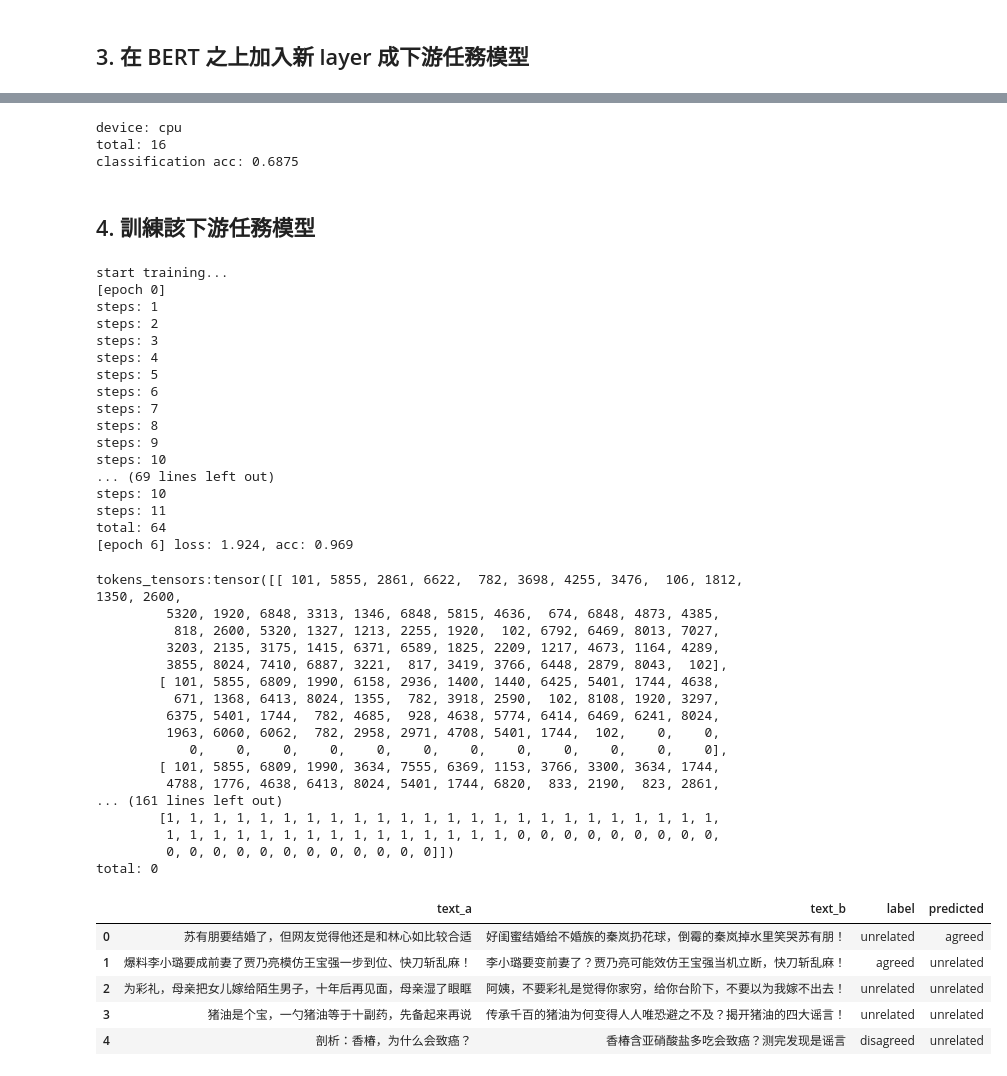
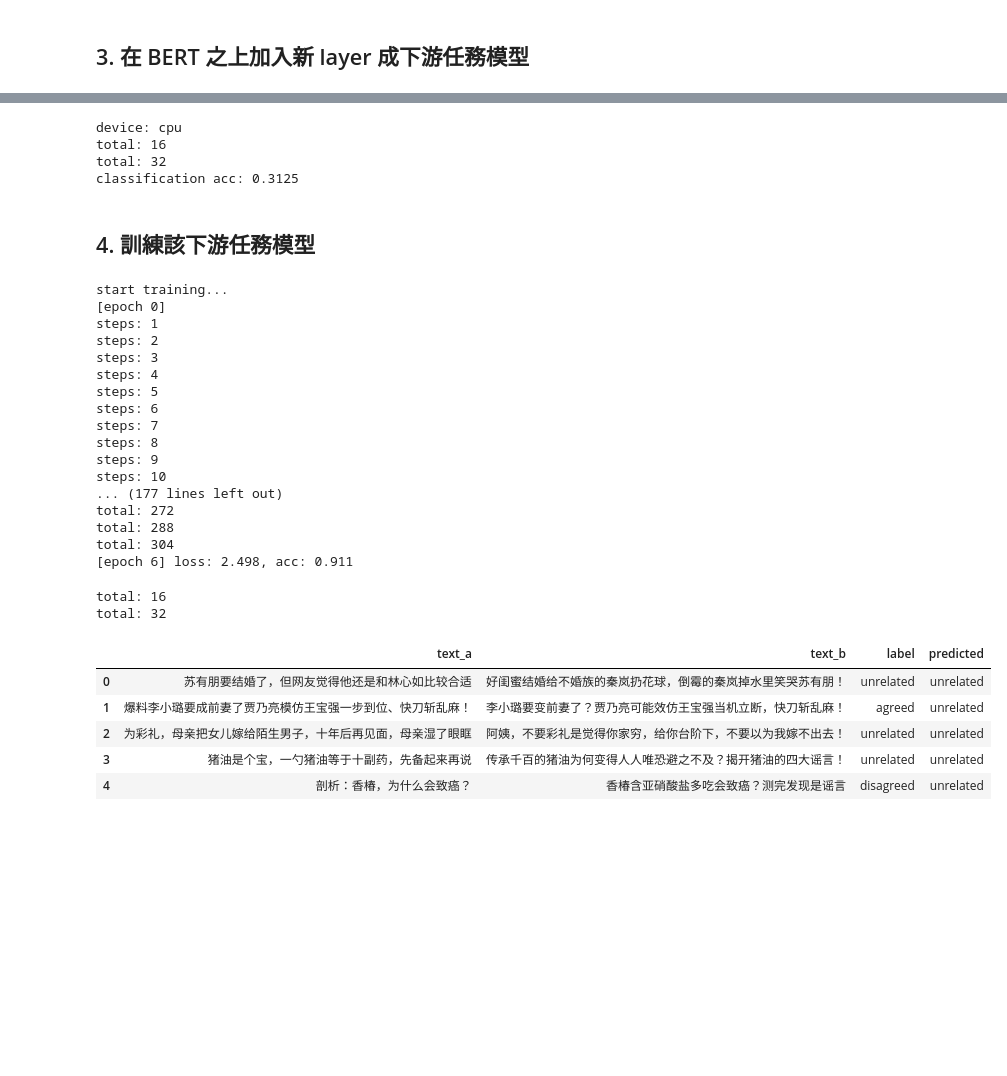
Before and after one commit to Chunshan-Theta/pytorch_bert_mac_m1, a Jupyter notebook: pytorch/bert test.ipynb, the cells around one changed output, grey strips where cells are left out. Drawn from its saved outputs; the diff is of its cells as text; code cells hidden in the pictures; blank space fills up the shorter version.

```diff
--- a/pytorch/bert test.ipynb
+++ b/pytorch/bert test.ipynb
@@ -575,9 +599,11 @@ def get_predictions(model, dataloader, compute_acc=False, sample_num=-1):
             _, pred = torch.max(logits.data, 1)
 
             # 用來計算訓練集的分類準確率
+
+
+            total += len(pred)
             if compute_acc:
                 labels = data[3]
-                total += labels.size(0)
                 correct += (pred == labels).sum().item()
 
             # 將當前 batch 記錄下來
@@ -587,7 +613,7 @@ def get_predictions(model, dataloader, compute_acc=False, sample_num=-1):
                 predictions = torch.cat((predictions, pred))
 
             print(f"total: {total}")
-            if total > sample_num and sample_num != -1
+            if total > sample_num and sample_num != -1:
                 break
 
     if compute_acc:
@@ -600,12 +626,13 @@ device_name = "cuda:0" if torch.cuda.is_available() else "cpu"
 device = torch.device(device_name)
 print("device:", device)
 model = model.to(device)
-_, acc = get_predictions(model, trainloader, compute_acc=True)
+_, acc = get_predictions(model, trainloader, compute_acc=True,sample_num=30)
 print("classification acc:", acc)
 # %% [output]
 device: cpu
 total: 16
-classification acc: 0.6875
+total: 32
+classification acc: 0.3125
 # %% [markdown]
 ## 4. 訓練該下游任務模型
 # %%
@@ -652,7 +679,7 @@ for epoch in range(EPOCHS):
             break
 
     # 計算分類準確率
-    _, acc = get_predictions(model, trainloader, compute_acc=True,sample_num=)
+    _, acc = get_predictions(model, trainloader, compute_acc=True,sample_num=300)
 
     print('[epoch %d] loss: %.3f, acc: %.3f' % (epoch + 1, running_loss, acc))
 # %% [output]
@@ -668,48 +695,33 @@ steps: 7
 steps: 8
 steps: 9
 steps: 10
-... (69 lines left out)
-steps: 10
-steps: 11
-total: 64
-[epoch 6] loss: 1.924, acc: 0.969
+... (177 lines left out)
+total: 272
+total: 288
+total: 304
+[epoch 6] loss: 2.498, acc: 0.911
 # %%
 BATCH_SIZE =16
 testset = FakeNewsDataset("test", tokenizer=tokenizer)
 testloader = DataLoader(testset, batch_size=BATCH_SIZE,
                         collate_fn=create_mini_batch)
 
 # 用來將預測的 label id 轉回 label 文字
 index_map = {v: k for k, v in testset.label_map.items()}
 
 # 用分類模型預測測試集
-predictions = get_predictions(model, testloader)
+predictions = get_predictions(model, testloader,sample_num=30)
 
 #
 df = pd.DataFrame({"predicted": predictions.tolist()})
 df['predicted'] = df.predicted.apply(lambda x: index_map[x])
 df1 = pd.concat([trainset.df, df.loc[:, 'predicted']], axis=1)[:BATCH_SIZE]
 df1.head()
 # %% [output]
-tokens_tensors:tensor([[ 101, 5855, 2861, 6622,  782, 3698, 4255, 3476,  106, 1812, 1350, 2600,
-         5320, 1920, 6848, 3313, 1346, 6848, 5815, 4636,  674, 6848, 4873, 4385,
-          818, 2600, 5320, 1327, 1213, 2255, 1920,  102, 6792, 6469, 8013, 7027,
-         3203, 2135, 3175, 1415, 6371, 6589, 1825, 2209, 1217, 4673, 1164, 4289,
-         3855, 8024, 7410, 6887, 3221,  817, 3419, 3766, 6448, 2879, 8043,  102],
-        [ 101, 5855, 6809, 1990, 6158, 2936, 1400, 1440, 6425, 5401, 1744, 4638,
-          671, 1368, 6413, 8024, 1355,  782, 3918, 2590,  102, 8108, 1920, 3297,
-         6375, 5401, 1744,  782, 4685,  928, 4638, 5774, 6414, 6469, 6241, 8024,
-         1963, 6060, 6062,  782, 2958, 2971, 4708, 5401, 1744,  102,    0,    0,
-            0,    0,    0,    0,    0,    0,    0,    0,    0,    0,    0,    0],
-        [ 101, 5855, 6809, 1990, 3634, 7555, 6369, 1153, 3766, 3300, 3634, 1744,
-         4788, 1776, 4638, 6413, 8024, 5401, 1744, 6820,  833, 2190,  823, 2861,
-... (161 lines left out)
-        [1, 1, 1, 1, 1, 1, 1, 1, 1, 1, 1, 1, 1, 1, 1, 1, 1, 1, 1, 1, 1, 1, 1, 1,
-         1, 1, 1, 1, 1, 1, 1, 1, 1, 1, 1, 1, 1, 1, 1, 0, 0, 0, 0, 0, 0, 0, 0, 0,
-         0, 0, 0, 0, 0, 0, 0, 0, 0, 0, 0, 0]])
-total: 0
+total: 16
+total: 32
 |  | text_a | text_b | label | predicted |
-| 0 | 苏有朋要结婚了，但网友觉得他还是和林心如比较合适 | 好闺蜜结婚给不婚族的秦岚扔花球，倒霉的秦岚掉水里笑哭苏有朋！ | unrelated | agreed |
+| 0 | 苏有朋要结婚了，但网友觉得他还是和林心如比较合适 | 好闺蜜结婚给不婚族的秦岚扔花球，倒霉的秦岚掉水里笑哭苏有朋！ | unrelated | unrelated |
 | 1 | 爆料李小璐要成前妻了贾乃亮模仿王宝强一步到位、快刀斩乱麻！ | 李小璐要变前妻了？贾乃亮可能效仿王宝强当机立断，快刀斩乱麻！ | agreed | unrelated |
 | 2 | 为彩礼，母亲把女儿嫁给陌生男子，十年后再见面，母亲湿了眼眶 | 阿姨，不要彩礼是觉得你家穷，给你台阶下，不要以为我嫁不出去！ | unrelated | unrelated |
 | 3 | 猪油是个宝，一勺猪油等于十副药，先备起来再说 | 传承千百的猪油为何变得人人唯恐避之不及？揭开猪油的四大谣言！ | unrelated | unrelated |
```
Also changed, not shown: parts of 11 cells of this notebook.
